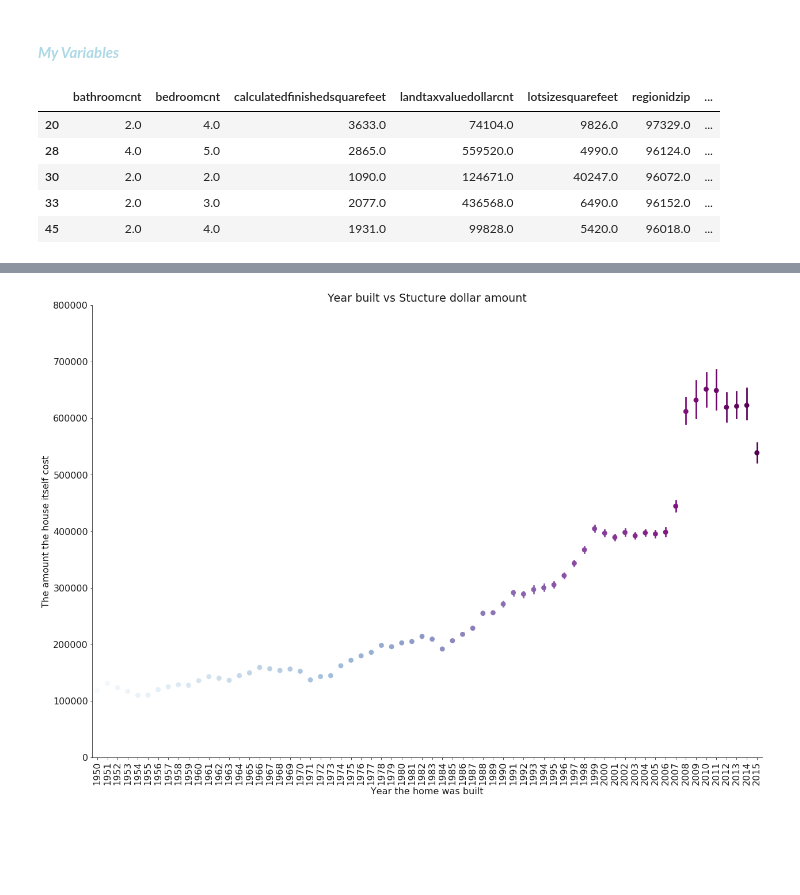
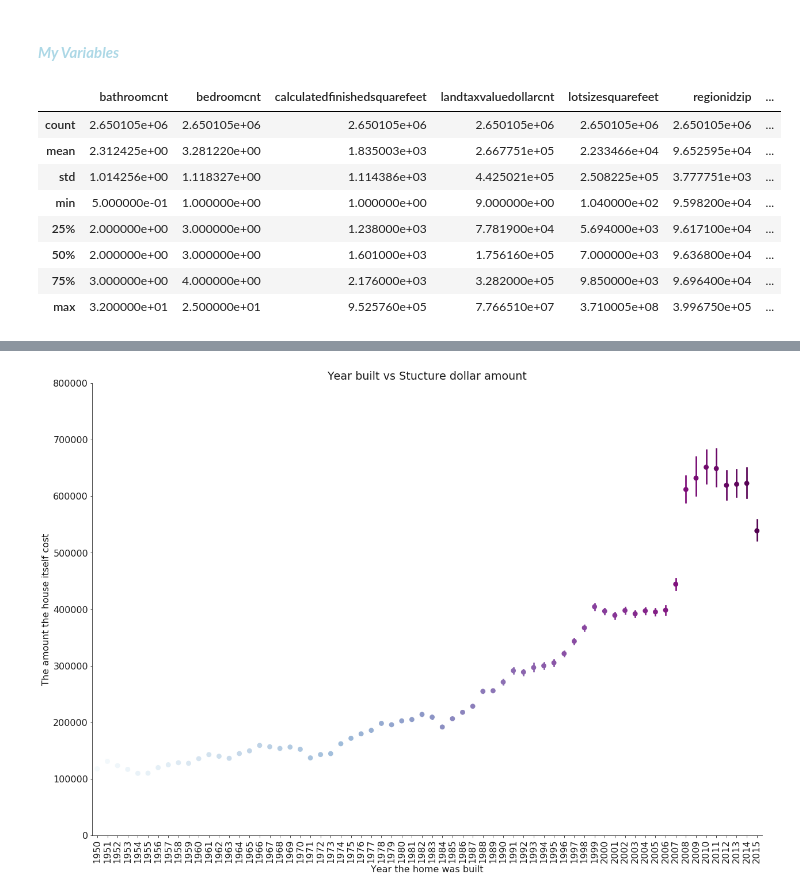
Before and after one commit to efuller11/Thinkful, a Jupyter notebook: Capstone Housing Market.ipynb, the cells around one changed output, grey strips where cells are left out. Cells and saved outputs as stored; diff of their text form; code cells hidden in the pictures; blank space fills up the shorter version.

```diff
--- a/Capstone Housing Market.ipynb
+++ b/Capstone Housing Market.ipynb
@@ -27,9 +27,13 @@ zillow_subset = zillow_dataset[zillow_dataset_cols]
 #Dropping rows with NAs
 zillow_subset = zillow_subset.dropna(axis = 0, how = 'any')
 # %%
-#Made a new column by adding the value of the structure to the land value
+#Made new columns to get the total value of home, and to get price per sq ft of home and the land
 zillow_subset['total_value'] = (zillow_subset.loc[:,('landtaxvaluedollarcnt')] +
                             zillow_subset.loc[:,('structuretaxvaluedollarcnt')])
+zillow_subset['price_per_sqft_house'] = (zillow_subset.loc[:,('structuretaxvaluedollarcnt')] /
+                            zillow_subset.loc[:,('calculatedfinishedsquarefeet')])
+zillow_subset['price_per_sqft_land'] = (zillow_subset.loc[:,('landtaxvaluedollarcnt')] /
+                            zillow_subset.loc[:,('lotsizesquarefeet')])
 # %%
 #Dropping rows with zeros
 zillow_subset= zillow_subset[(zillow_subset.T != 0).all(axis=0)]
@@ -54,11 +58,14 @@ zip_code = zillow_subset.regionidzip
 year_built = zillow_subset.yearbuilt
 land_value = zillow_subset.landtaxvaluedollarcnt
 # %%
-zillow_subset.head()
+zillow_subset.describe()
 # %% [output]
 |  | bathroomcnt | bedroomcnt | calculatedfinishedsquarefeet | landtaxvaluedollarcnt | lotsizesquarefeet | regionidzip | ... |
-| 20 | 2.0 | 4.0 | 3633.0 | 74104.0 | 9826.0 | 97329.0 | ... |
-| 28 | 4.0 | 5.0 | 2865.0 | 559520.0 | 4990.0 | 96124.0 | ... |
-| 30 | 2.0 | 2.0 | 1090.0 | 124671.0 | 40247.0 | 96072.0 | ... |
-| 33 | 2.0 | 3.0 | 2077.0 | 436568.0 | 6490.0 | 96152.0 | ... |
-| 45 | 2.0 | 4.0 | 1931.0 | 99828.0 | 5420.0 | 96018.0 | ... |
+| count | 2.650105e+06 | 2.650105e+06 | 2.650105e+06 | 2.650105e+06 | 2.650105e+06 | 2.650105e+06 | ... |
+| mean | 2.312425e+00 | 3.281220e+00 | 1.835003e+03 | 2.667751e+05 | 2.233466e+04 | 9.652595e+04 | ... |
+| std | 1.014256e+00 | 1.118327e+00 | 1.114386e+03 | 4.425021e+05 | 2.508225e+05 | 3.777751e+03 | ... |
+| min | 5.000000e-01 | 1.000000e+00 | 1.000000e+00 | 9.000000e+00 | 1.040000e+02 | 9.598200e+04 | ... |
+| 25% | 2.000000e+00 | 3.000000e+00 | 1.238000e+03 | 7.781900e+04 | 5.694000e+03 | 9.617100e+04 | ... |
+| 50% | 2.000000e+00 | 3.000000e+00 | 1.601000e+03 | 1.756160e+05 | 7.000000e+03 | 9.636800e+04 | ... |
+| 75% | 3.000000e+00 | 4.000000e+00 | 2.176000e+03 | 3.282000e+05 | 9.850000e+03 | 9.696400e+04 | ... |
+| max | 3.200000e+01 | 2.500000e+01 | 9.525760e+05 | 7.766510e+07 | 3.710005e+08 | 3.996750e+05 | ... |
```
Also changed, not shown: parts of 37 cells of this notebook.
